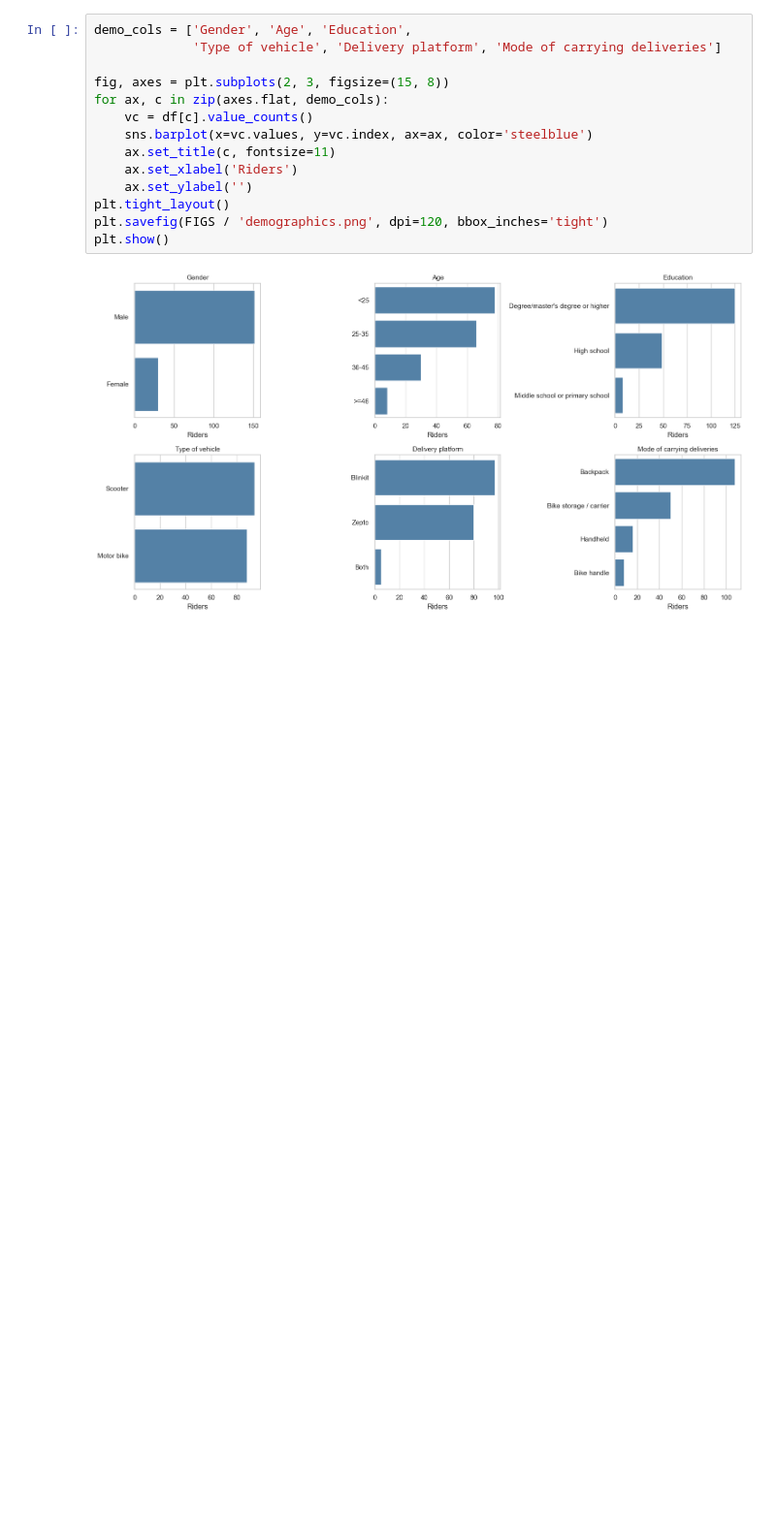
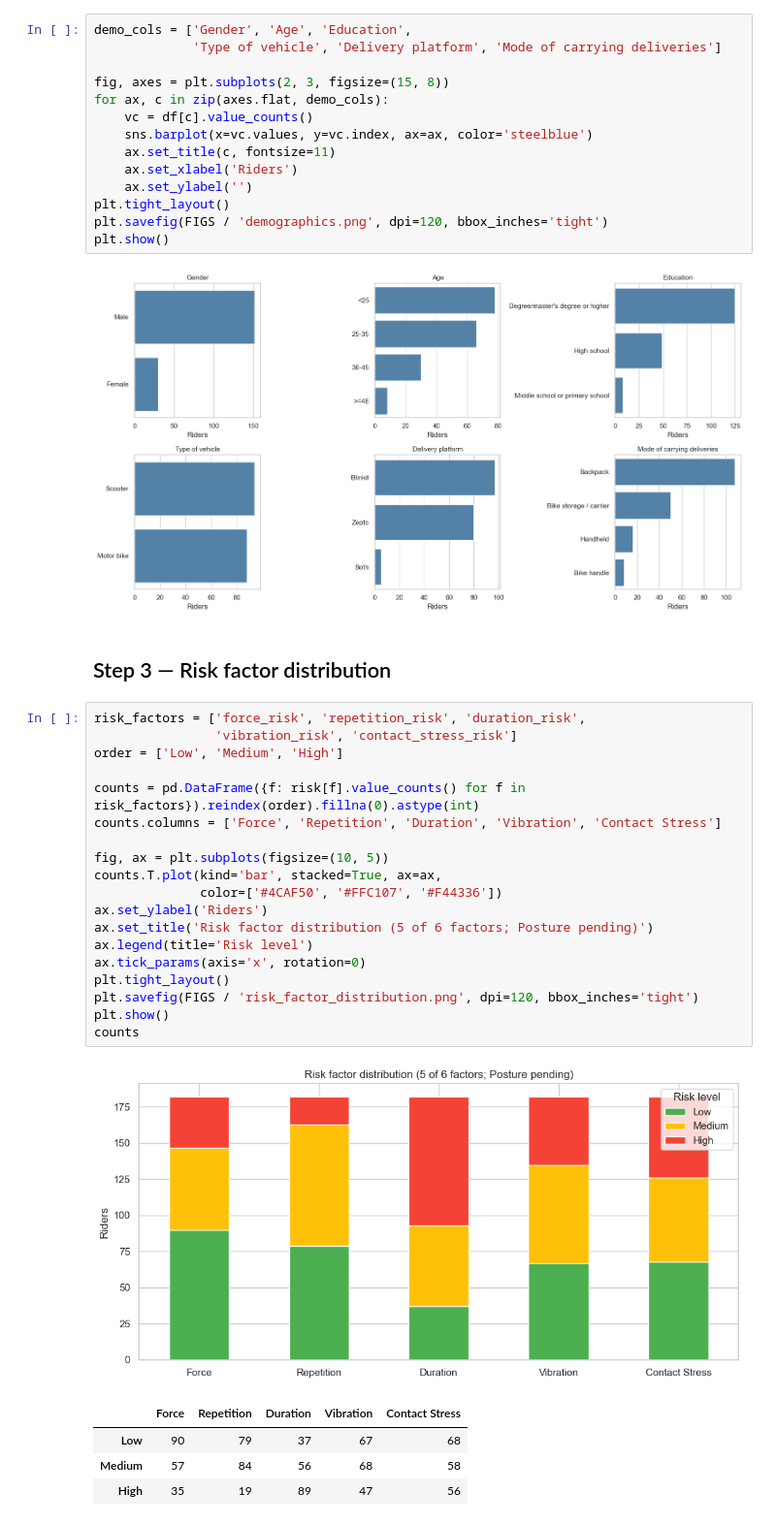
Before and after one commit to AilaVishnu/ergonomic-risk-factor-prediction, a Jupyter notebook: notebooks/04_eda.ipynb, the cells around one changed output. Shown at 97% size. Cells and saved outputs as stored; diff of their text form; blank space fills up the shorter version.

```diff
--- a/notebooks/04_eda.ipynb
+++ b/notebooks/04_eda.ipynb
@@ -59,3 +59,30 @@ plt.savefig(FIGS / 'demographics.png', dpi=120, bbox_inches='tight')
 plt.show()
 # %% [output]
 [figure]
+# %% [markdown]
+## Step 3 — Risk factor distribution
+# %%
+risk_factors = ['force_risk', 'repetition_risk', 'duration_risk',
+                'vibration_risk', 'contact_stress_risk']
+order = ['Low', 'Medium', 'High']
+
+counts = pd.DataFrame({f: risk[f].value_counts() for f in risk_factors}).reindex(order).fillna(0).astype(int)
+counts.columns = ['Force', 'Repetition', 'Duration', 'Vibration', 'Contact Stress']
+
+fig, ax = plt.subplots(figsize=(10, 5))
+counts.T.plot(kind='bar', stacked=True, ax=ax,
+              color=['#4CAF50', '#FFC107', '#F44336'])
+ax.set_ylabel('Riders')
+ax.set_title('Risk factor distribution (5 of 6 factors; Posture pending)')
+ax.legend(title='Risk level')
+ax.tick_params(axis='x', rotation=0)
+plt.tight_layout()
+plt.savefig(FIGS / 'risk_factor_distribution.png', dpi=120, bbox_inches='tight')
+plt.show()
+counts
+# %% [output]
+[figure, added]
+|  | Force | Repetition | Duration | Vibration | Contact Stress |
+| Low | 90 | 79 | 37 | 67 | 68 |
+| Medium | 57 | 84 | 56 | 68 | 58 |
+| High | 35 | 19 | 89 | 47 | 56 |
```
Also changed, not shown: 1 other file.
